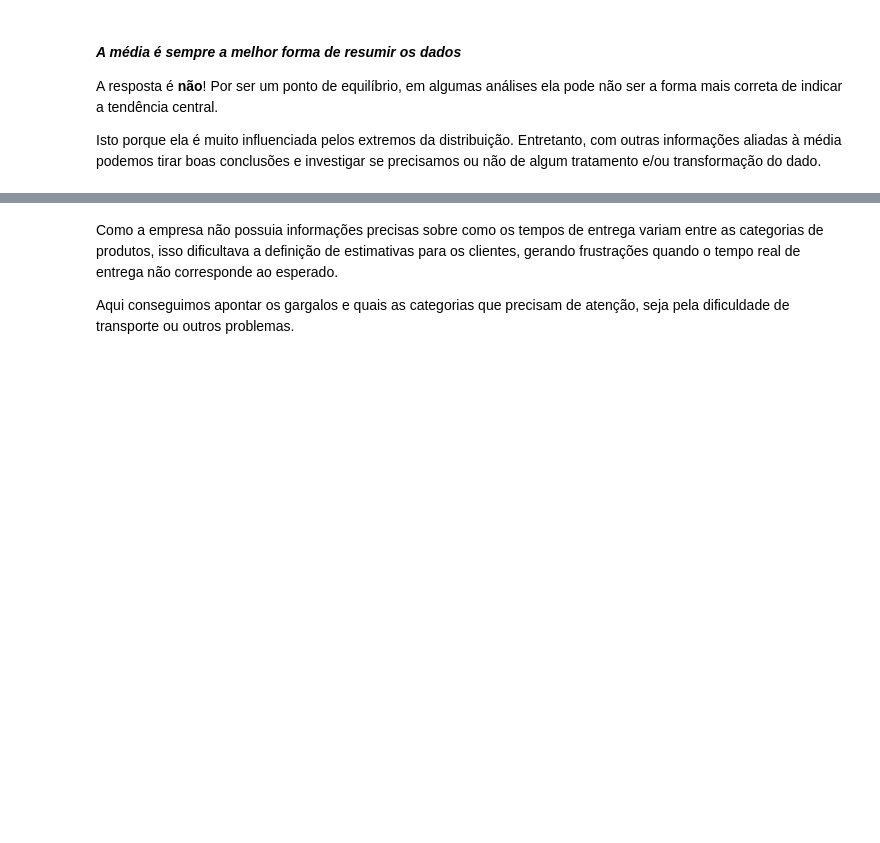
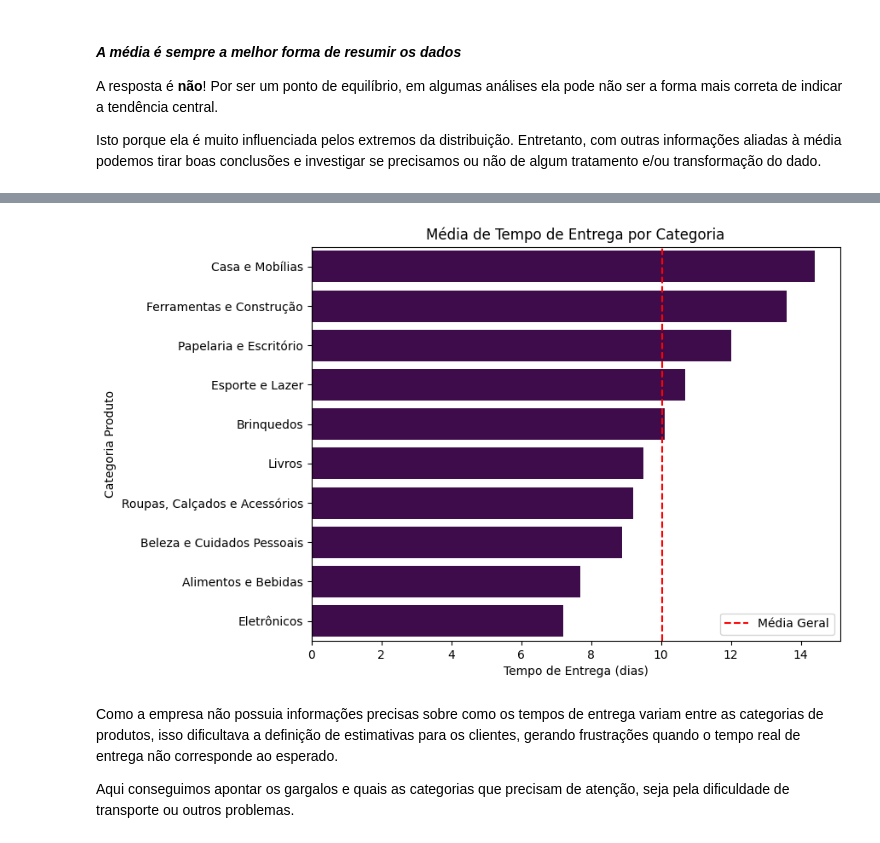
Before and after one commit to junior-vs/studio-ai-python, a Jupyter notebook: course/JupyterProject/estatistica/curso01/estatistica_Python_frequencias_e_medidas.ipynb, the cells around one changed output, grey strips where cells are left out. Cells and saved outputs as stored; diff of their text form; code cells hidden in the pictures; blank space fills up the shorter version.

```diff
--- a/course/JupyterProject/estatistica/curso01/estatistica_Python_frequencias_e_medidas.ipynb
+++ b/course/JupyterProject/estatistica/curso01/estatistica_Python_frequencias_e_medidas.ipynb
@@ -662,0 +756,3 @@ $X_i$ = valor da i-ésima observação (registro)
+# %%
+media_entrega = df.tempo_entrega.mean()
+media_entrega
@@ -666,3 +764,6 @@ $X_i$ = valor da i-ésima observação (registro)
 A resposta é **não**! Por ser um ponto de equilíbrio, em algumas análises ela pode não ser a forma mais correta de indicar a tendência central.
 
 Isto porque ela é muito influenciada pelos extremos da distribuição. Entretanto, com outras informações aliadas à média podemos tirar boas conclusões e investigar se precisamos ou não de algum tratamento e/ou transformação do dado.
+# %%
+media_entrega_cat = df.groupby('categoria_produto')['tempo_entrega'].mean().reset_index().round(1)
+media_entrega_cat
@@ -668,0 +782,6 @@ Isto porque ela é muito influenciada pelos extremos da distribuição. Entretan
+# %%
+
+
+media_entrega_cat.columns = ['Categoria Produto', 'media_entrega']
+media_entrega_cat = media_entrega_cat.sort_values(by='media_entrega', ascending=False)
+media_entrega_cat
@@ -669,3 +800,22 @@ Isto porque ela é muito influenciada pelos extremos da distribuição. Entretan
+# %%
+plt.figure(figsize=(8,6))
+sns.barplot(
+    data=media_entrega_cat,
+    x='media_entrega',
+    y='Categoria Produto',
+    palette='viridis',
+    hue=0.6,
+    legend=False
+
+)
+plt.axvline(media_entrega, color='red', linestyle='--', label='Média Geral')
+plt.title('Média de Tempo de Entrega por Categoria')
+plt.xlabel('Tempo de Entrega (dias)')
+plt.ylabel('Categoria Produto')
+plt.legend()
+plt.show()
+# %% [output]
+[figure, added]
 # %% [markdown]
 Como a empresa não possuia informações precisas sobre como os tempos de entrega variam entre as categorias de produtos, isso dificultava a definição de estimativas para os clientes, gerando frustrações quando o tempo real de entrega não corresponde ao esperado.
 
```
Also changed, not shown: parts of 32 cells of this notebook, 14 other files.
